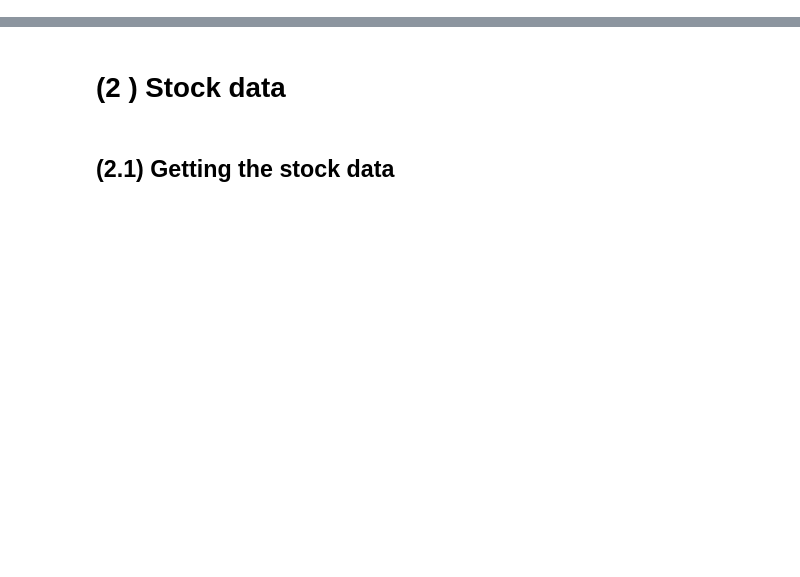
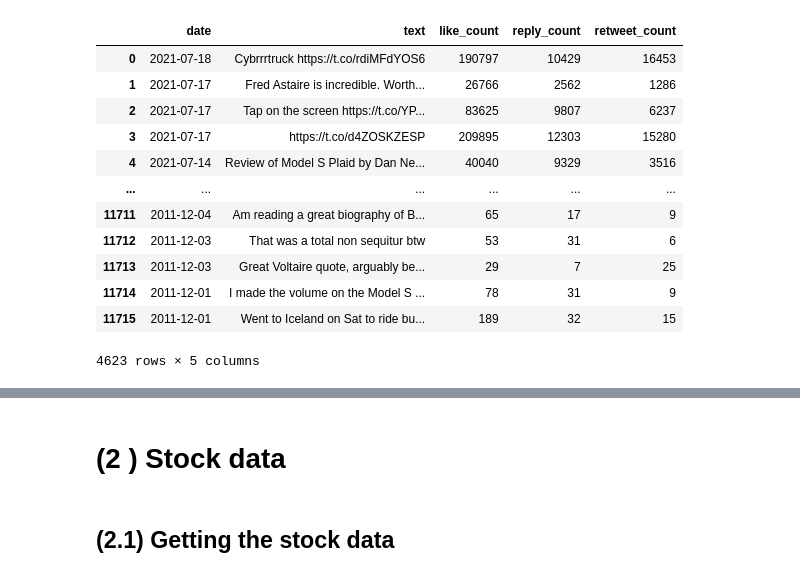
Before and after one commit to angkohtenko/twitter_vs_stocks, a Jupyter notebook: Getting_cleaning_preprocessing_data.ipynb, the cells around one changed output, grey strips where cells are left out. Cells and saved outputs as stored; diff of their text form; code cells hidden in the pictures; blank space fills up the shorter version.

```diff
--- a/Getting_cleaning_preprocessing_data.ipynb
+++ b/Getting_cleaning_preprocessing_data.ipynb
@@ -221,0 +46,3 @@ df_tweets_clean.to_csv('data/tweets_data.csv', index=False)
+# %%
+twitter_2021['date'] = pd.to_datetime(twitter_2021['date']).dt.date.astype('datetime64')
+twitter_2021.tail()
@@ -221,0 +58,5 @@ df_tweets_clean.to_csv('data/tweets_data.csv', index=False)
+# %%
+# load twitter data from csv file
+file_to_load = os.path.join('Data', 'elon_musk_tweets_2011-2020.csv')
+twitter_archive = pd.read_csv(file_to_load)
+twitter_archive.head()
@@ -221,0 +71,13 @@ df_tweets_clean.to_csv('data/tweets_data.csv', index=False)
+# %%
+# select and rename columns
+twitter_archive_clean = twitter_archive[['date', 'tweet', 'nlikes', 'nreplies', 'nretweets']]\
+                            .loc[(twitter_archive['reply_to'] == '[]') & (twitter_archive['retweet'] == False)]
+twitter_archive_clean.columns=['date', 'text', 'like_count', 'reply_count', 'retweet_count']
+
+# convert date to datetime datatype
+twitter_archive_clean['date'] = pd.to_datetime(twitter_archive_clean['date']).dt.date.astype('datetime64')
+
+# drop last row with 1 tweet in 2010
+twitter_archive_clean.drop(twitter_archive_clean.tail(1).index,inplace=True)
+
+twitter_archive_clean.head()
@@ -221,0 +93,4 @@ df_tweets_clean.to_csv('data/tweets_data.csv', index=False)
+# %%
+# concatenate 2 datasets to get tweets from 2011 to 2021
+twitter_df_merged = pd.concat([twitter_2021, twitter_archive_clean])
+twitter_df_merged.info()
@@ -221,0 +110,17 @@ df_tweets_clean.to_csv('data/tweets_data.csv', index=False)
+# %%
+# Drop the NaNs
+twitter_df_merged.dropna()
+# %% [output]
+|  | date | text | like_count | reply_count | retweet_count |
+| 0 | 2021-07-18 | Cybrrrtruck https://t.co/rdiMFdYOS6 | 190797 | 10429 | 16453 |
+| 1 | 2021-07-17 | Fred Astaire is incredible. Worth... | 26766 | 2562 | 1286 |
+| 2 | 2021-07-17 | Tap on the screen https://t.co/YP... | 83625 | 9807 | 6237 |
+| 3 | 2021-07-17 | https://t.co/d4ZOSKZESP | 209895 | 12303 | 15280 |
+| 4 | 2021-07-14 | Review of Model S Plaid by Dan Ne... | 40040 | 9329 | 3516 |
+| ... | ... | ... | ... | ... | ... |
+| 11711 | 2011-12-04 | Am reading a great biography of B... | 65 | 17 | 9 |
+| 11712 | 2011-12-03 | That was a total non sequitur btw | 53 | 31 | 6 |
+| 11713 | 2011-12-03 | Great Voltaire quote, arguably be... | 29 | 7 | 25 |
+| 11714 | 2011-12-01 | I made the volume on the Model S ... | 78 | 31 | 9 |
+| 11715 | 2011-12-01 | Went to Iceland on Sat to ride bu... | 189 | 32 | 15 |
+4623 rows × 5 columns
```
Also changed, not shown: parts of 46 cells of this notebook, 4 other files.
